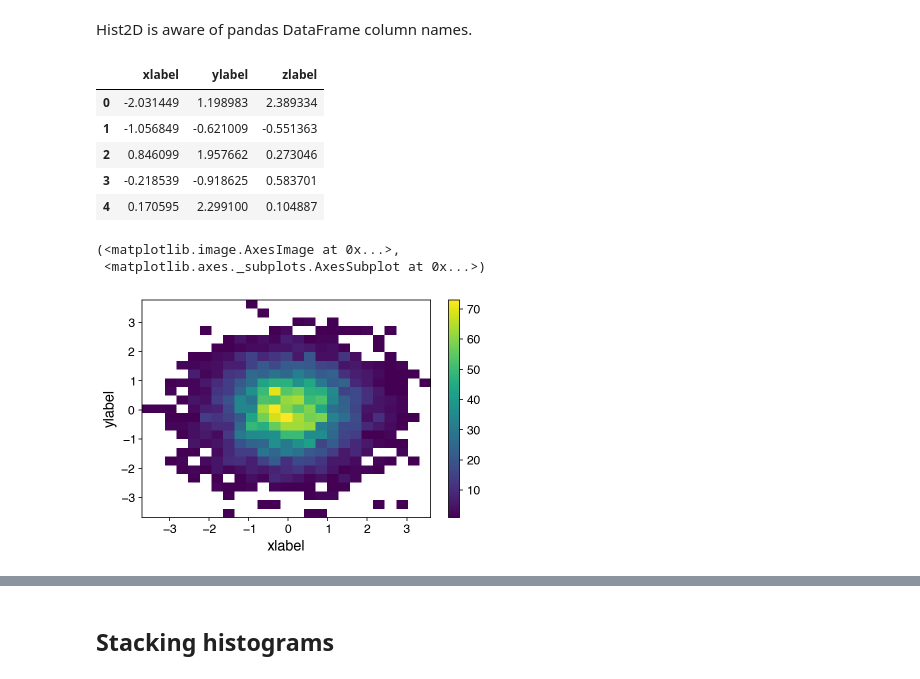
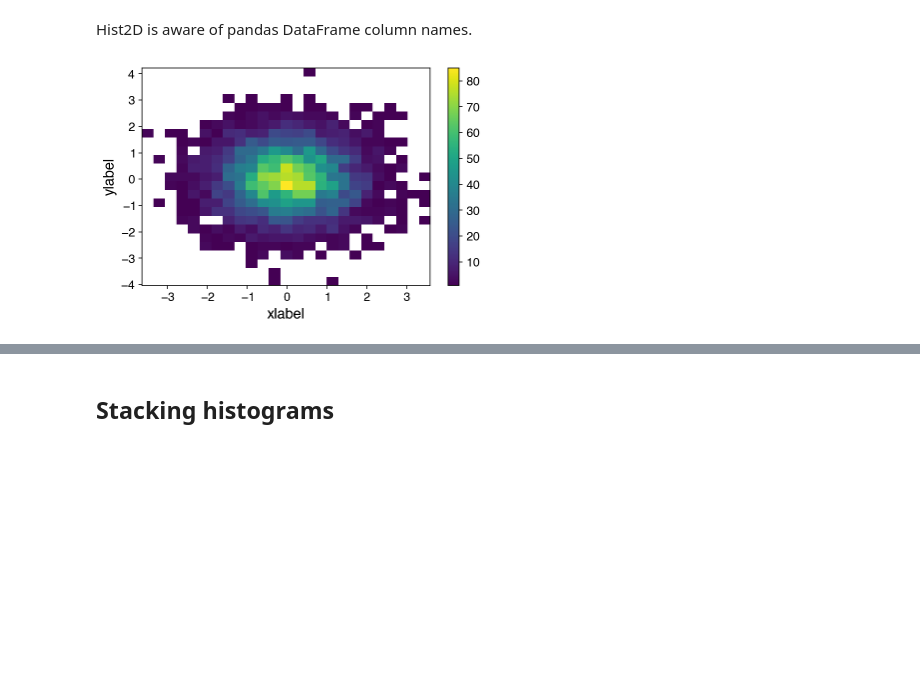
Before and after one commit to aminnj/yahist, a Jupyter notebook: examples/basic.ipynb, the cells around one changed output, grey strips where cells are left out. Saved outputs shown, nothing was run; the diff lists cells and outputs as text; code cells hidden in the pictures; blank space fills up the shorter version.

```diff
--- a/examples/basic.ipynb
+++ b/examples/basic.ipynb
@@ -229,18 +227,11 @@ Chain a few methods together. `projection("x")` projects the bin contents onto t
 # %% [markdown]
 Hist2D is aware of pandas DataFrame column names.
 # %%
-df = pd.DataFrame(np.random.normal(size=(5000, 3)), columns=["xlabel", "ylabel", "zlabel"])
-df.head()
+try:
+    import pandas as pd
+    df = pd.DataFrame(np.random.normal(size=(5000, 3)), columns=["xlabel", "ylabel", "zlabel"])
+    Hist2D(df[["xlabel","ylabel"]], bins=25).plot()
+except:
+    pass
 # %% [output]
-|  | xlabel | ylabel | zlabel |
-| 0 | -2.031449 | 1.198983 | 2.389334 |
-| 1 | -1.056849 | -0.621009 | -0.551363 |
-| 2 | 0.846099 | 1.957662 | 0.273046 |
-| 3 | -0.218539 | -0.918625 | 0.583701 |
-| 4 | 0.170595 | 2.299100 | 0.104887 |
+[figure, added]
-# %%
-Hist2D(df[["xlabel","ylabel"]], bins=25).plot()
-# %% [output]
-(<matplotlib.image.AxesImage at 0x...>,
- <matplotlib.axes._subplots.AxesSubplot at 0x...>)
-[figure, removed]
```
Also changed, not shown: parts of 22 cells of this notebook, 2 other files.
